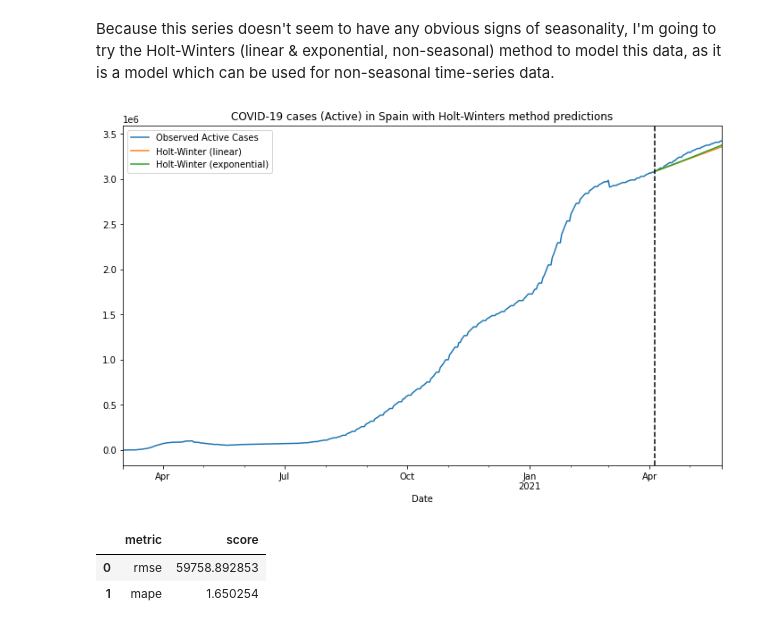
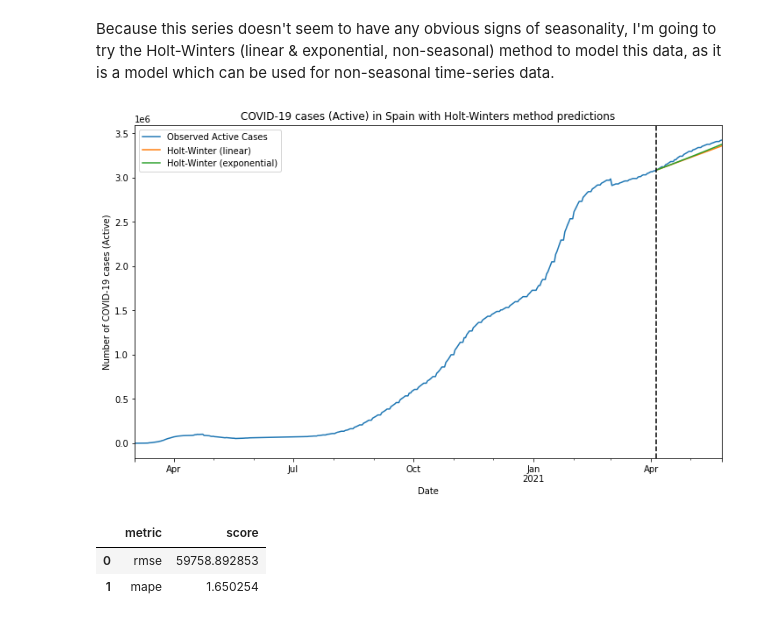
Before and after one commit to LukeAC/covid-analysis, a Jupyter notebook: COVID-EDA.ipynb, the cells around one changed output. Saved outputs shown, nothing was run; the diff lists cells and outputs as text; code cells hidden in the pictures.

```diff
--- a/COVID-EDA.ipynb
+++ b/COVID-EDA.ipynb
@@ -166,16 +166,17 @@ lin_forecast, exp_forecast = holt(train_data[CASE_TYPE], forecast_period=PRED_WI
 # %%
 fig, ax = plt.subplots()
 
 pd.concat([train_data, test_data])[CASE_TYPE].plot(ax=ax, label=f"Observed {CASE_TYPE} Cases", legend=True)
 lin_forecast.plot(ax=ax, label="Holt-Winter (linear)", legend=True)
 exp_forecast.plot(ax=ax, label="Holt-Winter (exponential)", legend=True)
 ax.axvline(x=train_data.index[TRAIN_SIZE-1], color='k', linestyle='--')
 
 ax.set_title(f"COVID-19 cases ({CASE_TYPE}) in {COUNTRY} with Holt-Winters method predictions")
+ax.set_ylabel(f"Number of COVID-19 cases ({CASE_TYPE})")
 fig.figure.set_figheight(7)
 fig.figure.set_figwidth(12)
 # %% [output]
-[figure, old version]
+[figure, new version]
 # %%
 # linear model evaluation
 
```
Also changed, not shown: parts of 4 cells of this notebook, 2 other files.
